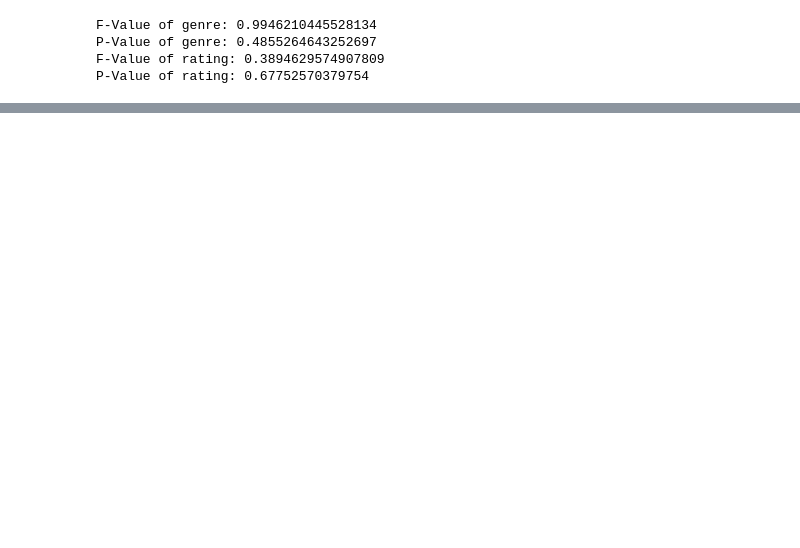
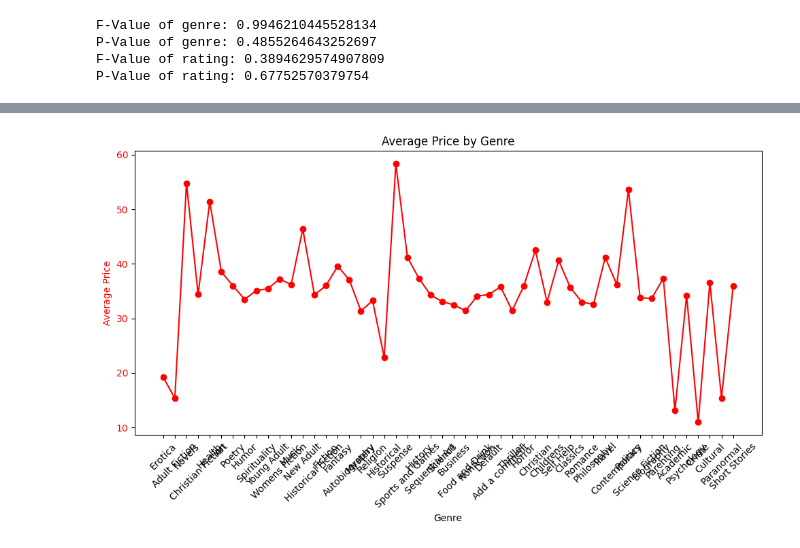
Before and after one commit to Pimmmvxg/CPE312-DataScience, a Jupyter notebook: AssignmentClass/assignment4/Web_Scraping_Project.ipynb, the cells around one changed output, grey strips where cells are left out. Saved outputs shown, nothing was run; the diff lists cells and outputs as text; code cells hidden in the pictures; blank space fills up the shorter version.

```diff
--- a/AssignmentClass/assignment4/Web_Scraping_Project.ipynb
+++ b/AssignmentClass/assignment4/Web_Scraping_Project.ipynb
@@ -115,0 +358,15 @@ Name: Stock Status, dtype: float64
+# %%
+fig, ax1 = plt.subplots(figsize=(10, 6))
+
+ax1.plot(ranking_genre_byRating.index, ranking_genre_byRating['Price'], color='r', marker='o', label='Price')
+ax1.set_xlabel('Genre')
+ax1.set_ylabel('Average Price', color='r')
+ax1.tick_params(axis='y', labelcolor='r')
+
+plt.title('Average Price by Genre')
+plt.xticks(rotation=90)
+plt.tight_layout()
+
+plt.show()
+# %% [output]
+[figure, added]
```
Also changed, not shown: parts of 14 cells of this notebook, 2 other files.
